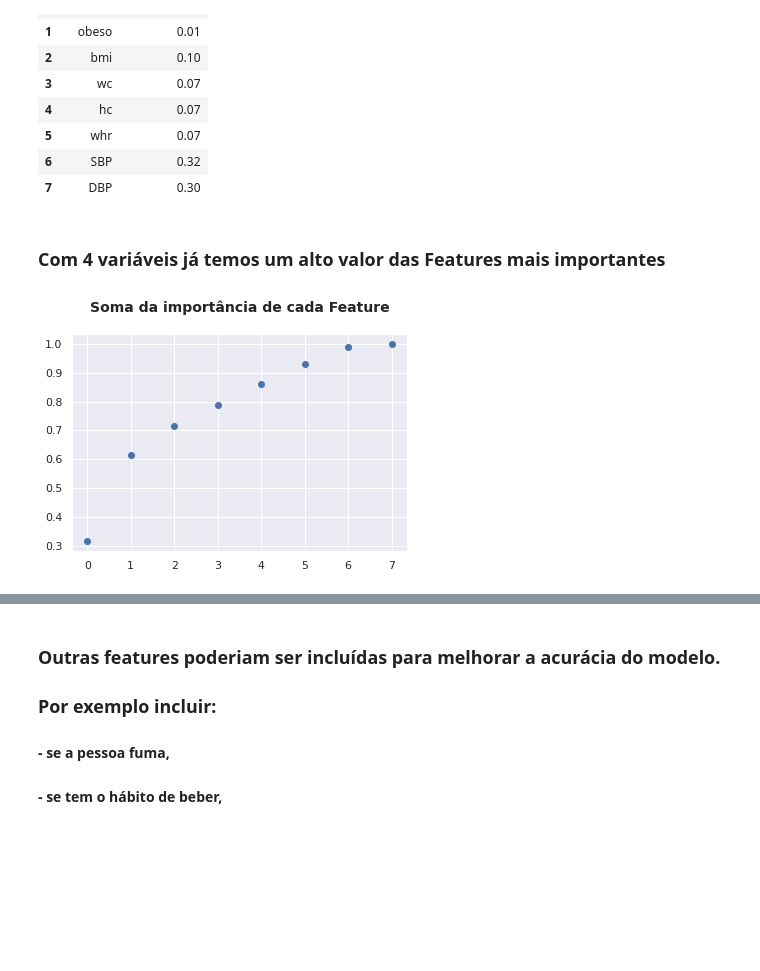
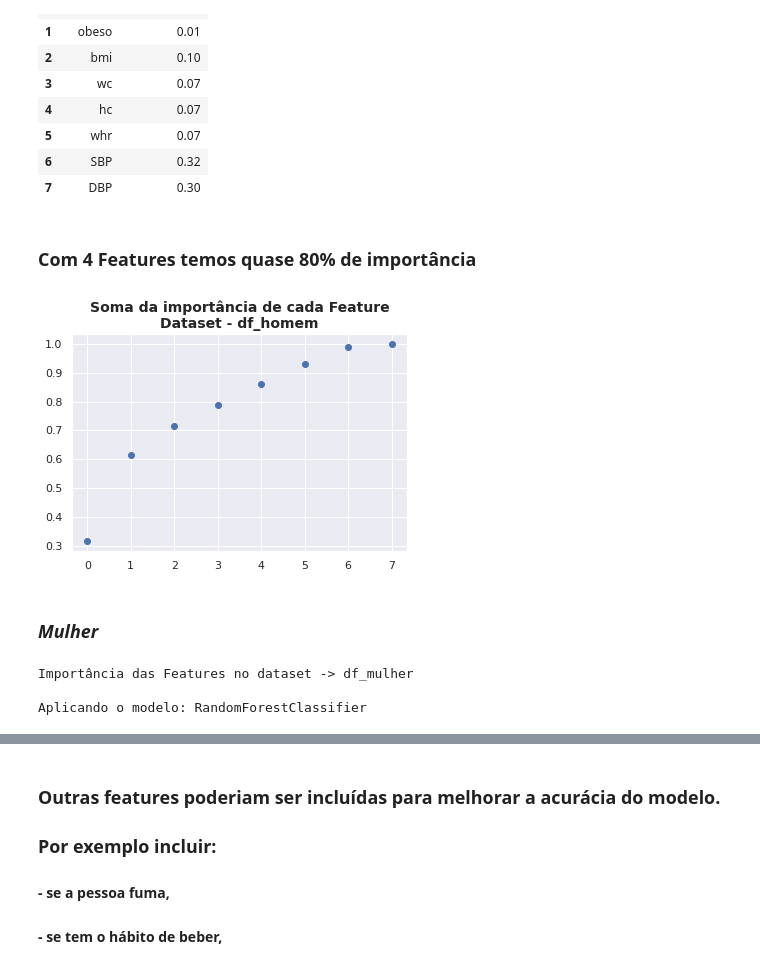
Before and after one commit to silviolima07/Kaggle, a Jupyter notebook: Pressao_Sanguinea.ipynb, the cells around one changed output, grey strips where cells are left out. Drawn from its saved outputs; the diff is of its cells as text; code cells hidden in the pictures; blank space fills up the shorter version.

```diff
--- a/Pressao_Sanguinea.ipynb
+++ b/Pressao_Sanguinea.ipynb
@@ -97,8 +97,9 @@ def criar_model(genero,df):
   X_train, X_test, y_train, y_test = train_test_split(X, y, random_state=0)
 
   for i in range(len(lista_algoritmo)):
-    modelo[i].fit(X_train, y_train)
-    score = modelo[i].score(X_test, y_test)
-    pred.append([genero,lista_algoritmo[i], score])
+    lista_modelo[i].fit(X_train, y_train)
+    score = lista_modelo[i].score(X_test, y_test)
+    pred.append([genero,lista_algoritmo[i], lista_modelo[i],score])
+  print("ok - done")
   return pred
 # %%
@@ -149,15 +150,15 @@ def show_features():
   df_imp.sort_values(by='Importancia')
   return df_imp
 # %%
-def sum_and_plot_importances(df):
+def sum_and_plot_importances(df,modelo):
     X = df.drop('pressao', axis=1)
     y = df['pressao']
     X_train, X_test, y_train, y_test = train_test_split(X, y, random_state=0)
     #
-    rfc = RandomForestClassifier(n_estimators= 500, random_state = 42, n_jobs = -1)
-    rfc.fit(X_train, y_train)
+    model = modelo
+    model.fit(X_train, y_train)
     #
-    importances = rfc.feature_importances_
+    importances = model.feature_importances_
     variables = np.array(df.columns)
     indices = np.argsort(importances)[::-1]
     importances = np.round(importances[indices],4)
@@ -553,12 +575,15 @@ out_mulher
 data = { 'Genero': [out_homem[0][0], out_homem[1][0],
                    out_mulher[0][0], out_mulher[1][0]],
 
-        'Modelo':  [out_homem[0][1], out_homem[1][1],
+        'Algoritmo':  [out_homem[0][1], out_homem[1][1],
                    out_mulher[0][1], out_mulher[1][1]],
 
-        'Acurácia': [out_homem[0][2], out_homem[1][2],
-                    out_mulher[0][2], out_mulher[1][2]]}
+        'Modelo':  [out_homem[0][2], out_homem[1][2],
+                   out_mulher[0][2], out_mulher[1][2]],
 
-df_scores = pd.DataFrame(data, columns=['Genero','Modelo', 'Acurácia'])
+        'Acurácia': [out_homem[0][3], out_homem[1][3],
+                    out_mulher[0][3], out_mulher[1][3]]}
+
+df_scores = pd.DataFrame(data, columns=['Genero','Algoritmo','Modelo', 'Acurácia'])
 df_scores
 # %% [output]
@@ -570,2 +597,14 @@ df_scores
+# %%
+score_homem = df_scores.loc[df_scores.Genero == 'Homem']
+max_acuracia_homem = score_homem.loc[score_homem.Acurácia == score_homem.Acurácia.max()].reset_index()
+melhor_modelo_homem = max_acuracia_homem.Modelo[0]
+maior_acuracia_homem = max_acuracia_homem.Acurácia[0]
+melhor_algoritmo_homem = max_acuracia_homem.Algoritmo[0]
+#
+score_mulher = df_scores.loc[df_scores.Genero == 'Mulher']
+max_acuracia_mulher = score_mulher.loc[score_mulher.Acurácia == score_mulher.Acurácia.max()].reset_index()
+melhor_modelo_mulher = max_acuracia_mulher.Modelo[0]
+maior_acuracia_mulher = max_acuracia_mulher.Acurácia[0]
+melhor_algoritmo_mulher = max_acuracia_mulher.Algoritmo[0]
 # %% [markdown]
 ### Selecionando as variáveis mais importantes
@@ -598,10 +658,18 @@ Importância das Features para:
 | 5 | whr | 0.07 |
 | 6 | SBP | 0.32 |
 | 7 | DBP | 0.30 |
-# %% [markdown]
-### Com 4 variáveis já temos um alto valor das Features mais importantes
+# %% [markdown]
+### Com 4 Features temos quase 80% de importância
 # %%
-sum_importances = sum_and_plot_importances(df)
-plt.title('Soma da importância de cada Feature\n', fontsize=14, fontweight='bold');
+sum_importances = sum_and_plot_importances(df_homem,melhor_modelo_homem)
+plt.title('Soma da importância de cada Feature\nDataset - df_homem', fontsize=14, fontweight='bold');
 # %% [output]
-[figure, old version]
+[figure, new version]
+# %% [markdown]
+### *Mulher*
+# %%
+print("Importância das Features no dataset -> df_mulher","\n\nAplicando o modelo:",melhor_algoritmo_mulher)
+# %% [output]
+Importância das Features no dataset -> df_mulher
+
+Aplicando o modelo: RandomForestClassifier
```
Also changed, not shown: parts of 24 cells of this notebook.
